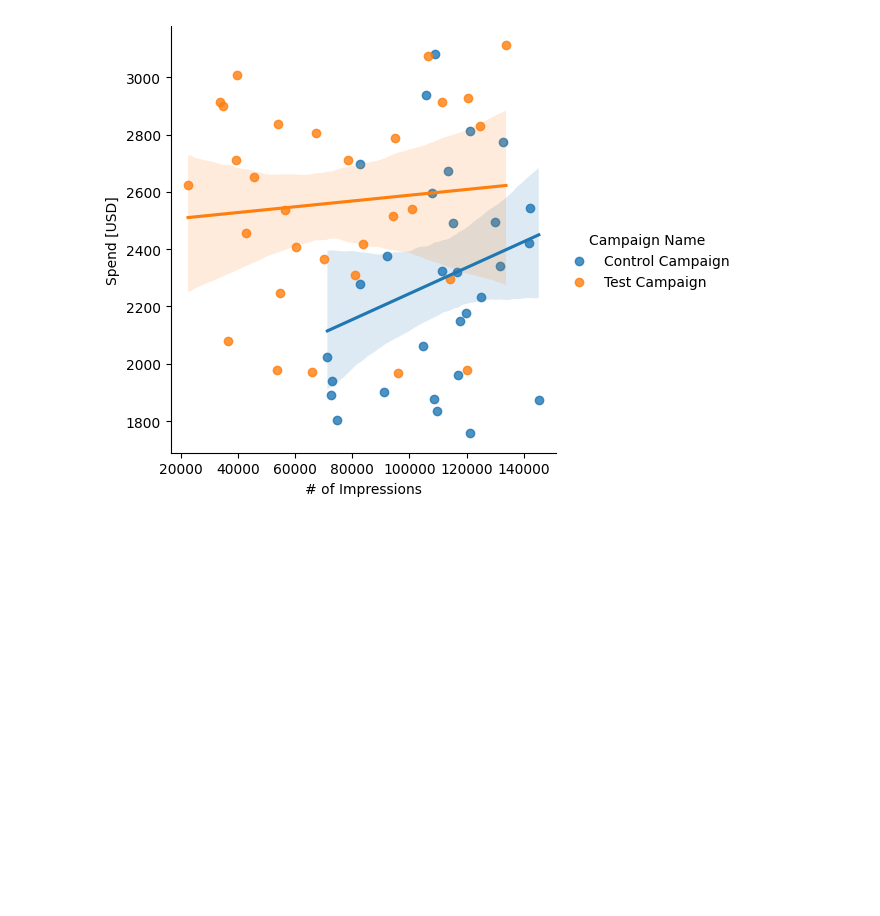
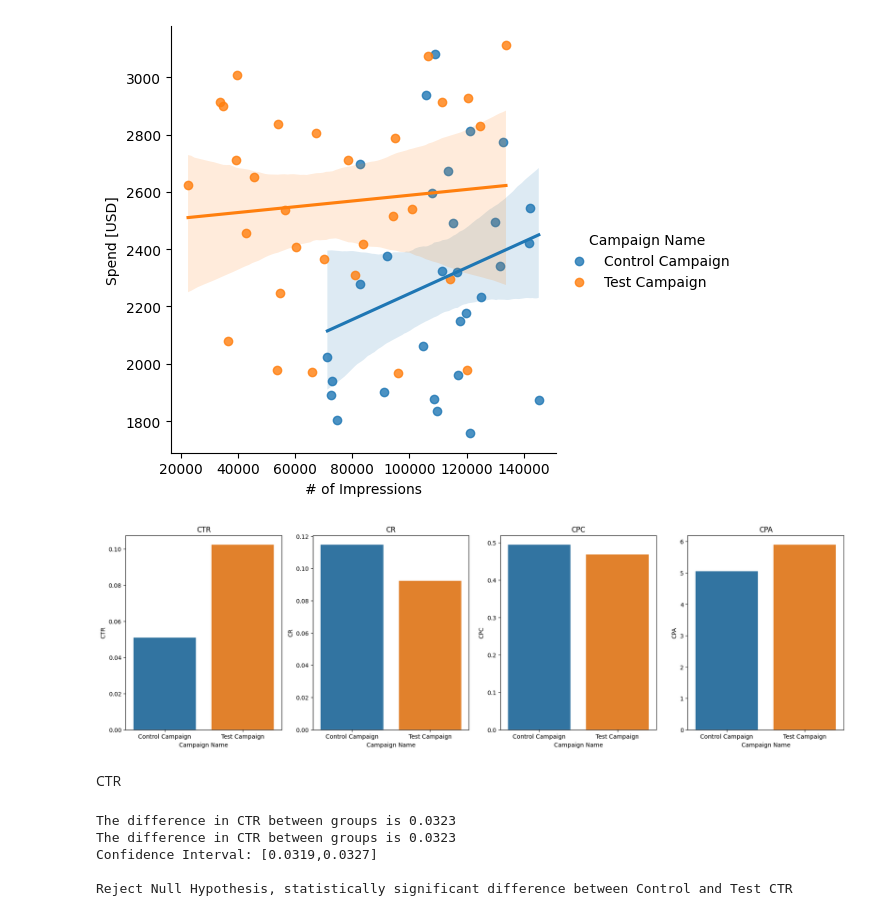
Before and after one commit to mary-zh555/A_B_test_analysis, a Jupyter notebook: a_b_testing.ipynb, the cells around one changed output. Cells and saved outputs as stored; diff of their text form; code cells hidden in the pictures; blank space fills up the shorter version.

Commit message:
Add functions to calculate confidence_interval

```diff
--- a/a_b_testing.ipynb
+++ b/a_b_testing.ipynb
@@ -182,3 +195,18 @@ sns.lmplot(x='# of Impressions', y='Spend [USD]', data=ab_data, hue='Campaign Na
 # %% [output]
 <seaborn.axisgrid.FacetGrid at 0x...>
 [figure]
+# %%
+fig3, ax3 = plt.subplots(ncols=4, figsize=(22,6))
+ax7 = sns.barplot(data=ab_data, x='Campaign Name', y='CTR', errorbar=('ci', False), ax=ax3[0], estimator='mean')
+ax8 = sns.barplot(data=ab_data, x='Campaign Name', y='CR', errorbar=('ci', False), ax=ax3[1], estimator='mean')
+ax9 = sns.barplot(data=ab_data, x='Campaign Name', y='CPC', errorbar=('ci', False), ax=ax3[2], estimator='mean')
+ax10 = sns.barplot(data=ab_data, x='Campaign Name', y='CPA', errorbar=('ci', False), ax=ax3[3], estimator='mean')
+
+ax7.set_title('CTR')
+ax8.set_title('CR')
+ax9.set_title('CPC')
+ax10.set_title('CPA')
+
+plt.show()
+# %% [output]
+[figure, added]
@@ -184,0 +250,16 @@ sns.lmplot(x='# of Impressions', y='Spend [USD]', data=ab_data, hue='Campaign Na
+# %% [markdown]
+CTR
+# %%
+ratio_diff_confidence_interval(
+                    control=control_group_data,
+                    test=test_group_data,
+                    metric='CTR',
+                    measure_a='# of Website Clicks',
+                    measure_b='# of Impressions',
+                    alpha=.05)
+# %% [output]
+The difference in CTR between groups is 0.0323
+The difference in CTR between groups is 0.0323
+Confidence Interval: [0.0319,0.0327]
+
+Reject Null Hypothesis, statistically significant difference between Control and Test CTR
```
Also changed, not shown: parts of 5 cells of this notebook.
